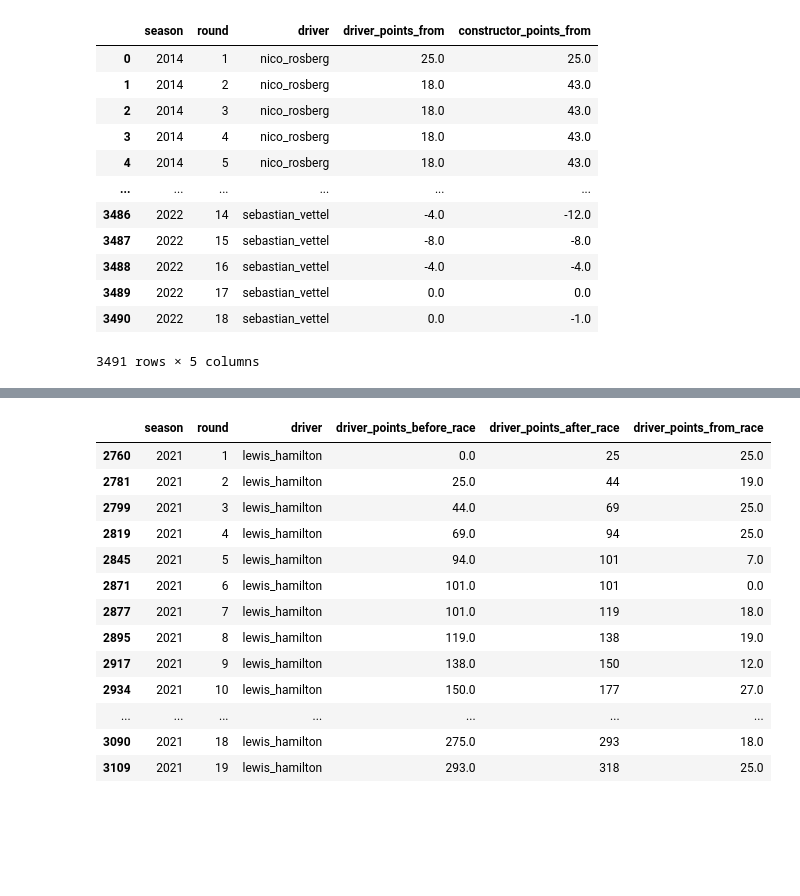
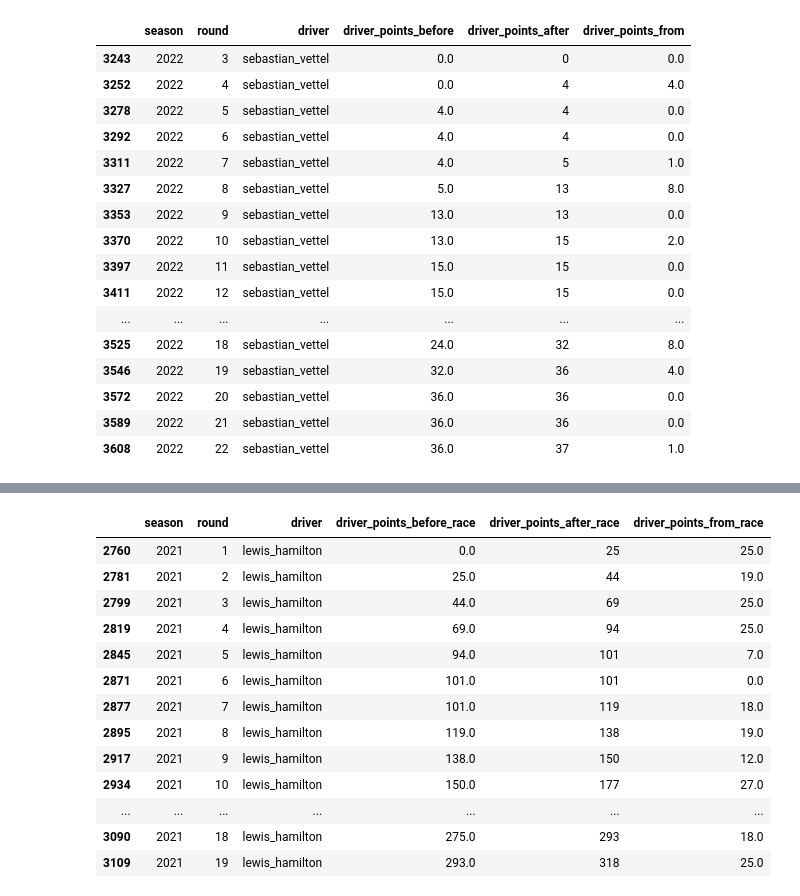
Before and after one commit to ollyjc99/f1-analytics, a Jupyter notebook: data processing/data-processing.ipynb, the cells around one changed output, grey strips where cells are left out. Cells and saved outputs as stored; diff of their text form; code cells hidden in the pictures; blank space fills up the shorter version.

```diff
--- a/data processing/data-processing.ipynb
+++ b/data processing/data-processing.ipynb
@@ -122,7 +83,7 @@ for season, group in grouped:
         for index in list(range(len(q))):
             n = q.iloc[index]
             points_from['season'].append(season)
-            points_from['round'].append(index+1)
+            points_from['round'].append(q.iloc[index]['round'])
             points_from['driver'].append(driver)
             points_from['driver_points_from'].append(n.driver_points_after - n.driver_points_before)
             points_from['constructor_points_from'].append(n.constructor_points_after - n.constructor_points_before)
@@ -132,16 +107,22 @@ points_from = pd.DataFrame(points_from)
-# %%
-points_from
-# %% [output]
-|  | season | round | driver | driver_points_from | constructor_points_from |
-| 0 | 2014 | 1 | nico_rosberg | 25.0 | 25.0 |
-| 1 | 2014 | 2 | nico_rosberg | 18.0 | 43.0 |
-| 2 | 2014 | 3 | nico_rosberg | 18.0 | 43.0 |
-| 3 | 2014 | 4 | nico_rosberg | 18.0 | 43.0 |
-| 4 | 2014 | 5 | nico_rosberg | 18.0 | 43.0 |
-| ... | ... | ... | ... | ... | ... |
-| 3486 | 2022 | 14 | sebastian_vettel | -4.0 | -12.0 |
-| 3487 | 2022 | 15 | sebastian_vettel | -8.0 | -8.0 |
-| 3488 | 2022 | 16 | sebastian_vettel | -4.0 | -4.0 |
-| 3489 | 2022 | 17 | sebastian_vettel | 0.0 | 0.0 |
-| 3490 | 2022 | 18 | sebastian_vettel | 0.0 | -1.0 |
-3491 rows × 5 columns
+# %%
+df2 = pd.merge(df1, points_from, how='inner', on=['season', 'round', 'driver'])
+
+df2[['season', 'round','driver', 'driver_points_before','driver_points_after', 'driver_points_from']].query('season == 2022 & driver == "sebastian_vettel"')
+# %% [output]
+|  | season | round | driver | driver_points_before | driver_points_after | driver_points_from |
+| 3243 | 2022 | 3 | sebastian_vettel | 0.0 | 0 | 0.0 |
+| 3252 | 2022 | 4 | sebastian_vettel | 0.0 | 4 | 4.0 |
+| 3278 | 2022 | 5 | sebastian_vettel | 4.0 | 4 | 0.0 |
+| 3292 | 2022 | 6 | sebastian_vettel | 4.0 | 4 | 0.0 |
+| 3311 | 2022 | 7 | sebastian_vettel | 4.0 | 5 | 1.0 |
+| 3327 | 2022 | 8 | sebastian_vettel | 5.0 | 13 | 8.0 |
+| 3353 | 2022 | 9 | sebastian_vettel | 13.0 | 13 | 0.0 |
+| 3370 | 2022 | 10 | sebastian_vettel | 13.0 | 15 | 2.0 |
+| 3397 | 2022 | 11 | sebastian_vettel | 15.0 | 15 | 0.0 |
+| 3411 | 2022 | 12 | sebastian_vettel | 15.0 | 15 | 0.0 |
+| ... | ... | ... | ... | ... | ... | ... |
+| 3525 | 2022 | 18 | sebastian_vettel | 24.0 | 32 | 8.0 |
+| 3546 | 2022 | 19 | sebastian_vettel | 32.0 | 36 | 4.0 |
+| 3572 | 2022 | 20 | sebastian_vettel | 36.0 | 36 | 0.0 |
+| 3589 | 2022 | 21 | sebastian_vettel | 36.0 | 36 | 0.0 |
+| 3608 | 2022 | 22 | sebastian_vettel | 36.0 | 37 | 1.0 |
```
Also changed, not shown: parts of 7 cells of this notebook.
